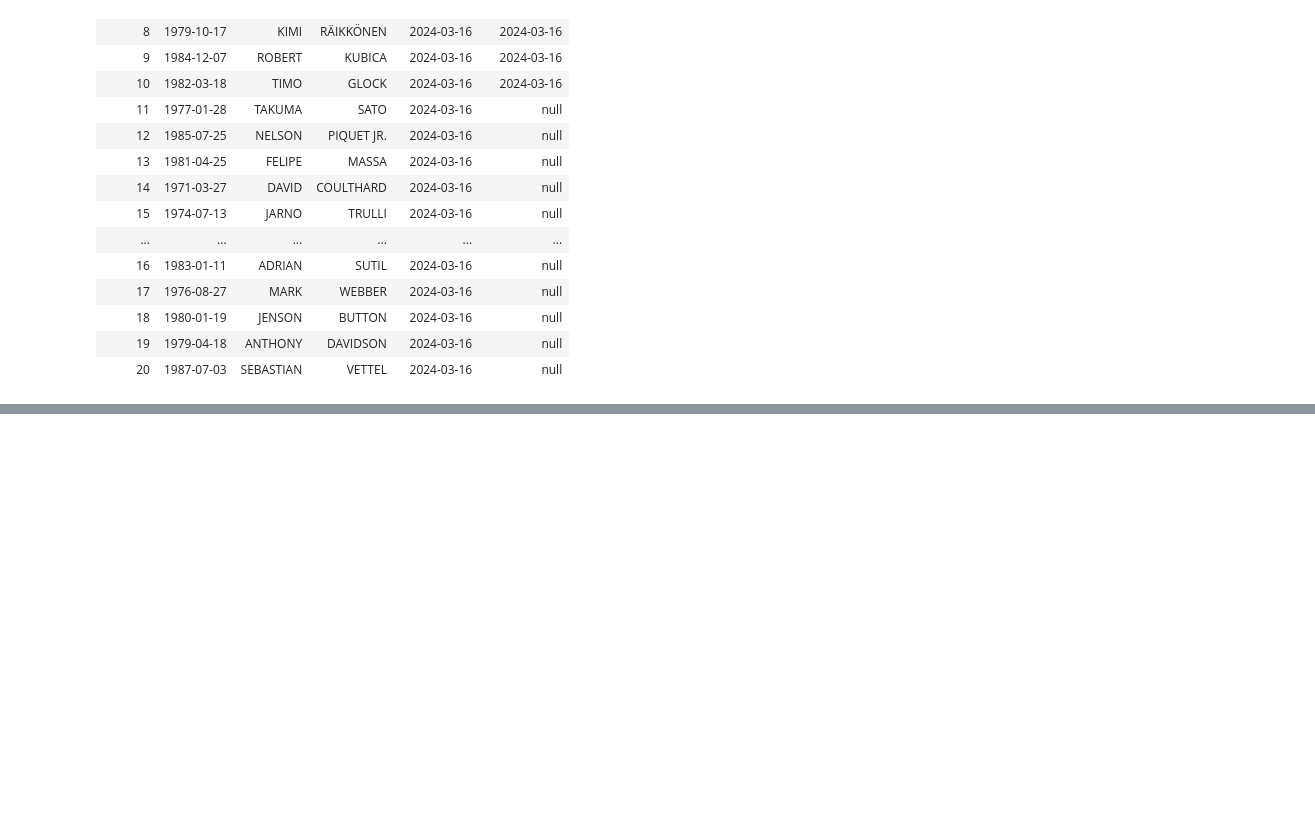
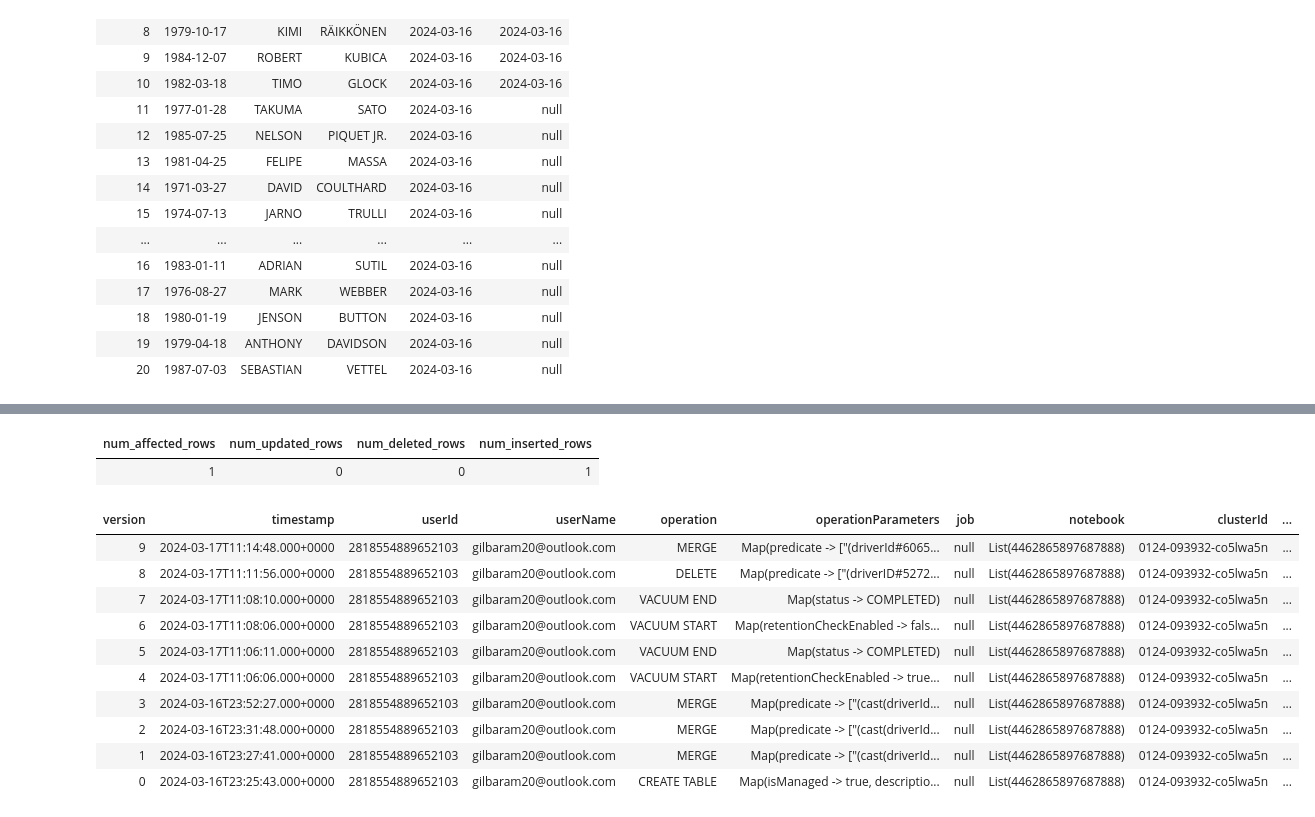
Before and after one commit to gil612/AzureDatabricks-SparkForDataEngineers, a Jupyter notebook: ingestion/10.delta_lake_demo.ipynb, the cells around one changed output, grey strips where cells are left out. Cells and saved outputs as stored; diff of their text form; code cells hidden in the pictures; blank space fills up the shorter version.

```diff
--- a/ingestion/10.delta_lake_demo.ipynb
+++ b/ingestion/10.delta_lake_demo.ipynb
@@ -405,0 +579,25 @@ SELECT * FROM f1_demo.drivers_merge;
+# %%
+%sql
+MERGE into f1_demo.drivers_merge tgt
+USING f1_demo.drivers_merge VERSIOn AS Of 3 src
+  On (tgt.driverId = src.driverId)
+When not MATCHED THEN
+  INSERT *
+# %% [output]
+| num_affected_rows | num_updated_rows | num_deleted_rows | num_inserted_rows |
+| 1 | 0 | 0 | 1 |
+# %%
+%sql
+DESC HISTORY f1_demo.drivers_merge
+# %% [output]
+| version | timestamp | userId | userName | operation | operationParameters | job | notebook | clusterId | ... |
+| 9 | 2024-03-17T11:14:48.000+0000 | 2818554889652103 | gilbaram20@outlook.com | MERGE | Map(predicate -> ["(driverId#6065... | null | List(4462865897687888) | 0124-093932-co5lwa5n | ... |
+| 8 | 2024-03-17T11:11:56.000+0000 | 2818554889652103 | gilbaram20@outlook.com | DELETE | Map(predicate -> ["(driverID#5272... | null | List(4462865897687888) | 0124-093932-co5lwa5n | ... |
+| 7 | 2024-03-17T11:08:10.000+0000 | 2818554889652103 | gilbaram20@outlook.com | VACUUM END | Map(status -> COMPLETED) | null | List(4462865897687888) | 0124-093932-co5lwa5n | ... |
+| 6 | 2024-03-17T11:08:06.000+0000 | 2818554889652103 | gilbaram20@outlook.com | VACUUM START | Map(retentionCheckEnabled -> fals... | null | List(4462865897687888) | 0124-093932-co5lwa5n | ... |
+| 5 | 2024-03-17T11:06:11.000+0000 | 2818554889652103 | gilbaram20@outlook.com | VACUUM END | Map(status -> COMPLETED) | null | List(4462865897687888) | 0124-093932-co5lwa5n | ... |
+| 4 | 2024-03-17T11:06:06.000+0000 | 2818554889652103 | gilbaram20@outlook.com | VACUUM START | Map(retentionCheckEnabled -> true... | null | List(4462865897687888) | 0124-093932-co5lwa5n | ... |
+| 3 | 2024-03-16T23:52:27.000+0000 | 2818554889652103 | gilbaram20@outlook.com | MERGE | Map(predicate -> ["(cast(driverId... | null | List(4462865897687888) | 0124-093932-co5lwa5n | ... |
+| 2 | 2024-03-16T23:31:48.000+0000 | 2818554889652103 | gilbaram20@outlook.com | MERGE | Map(predicate -> ["(cast(driverId... | null | List(4462865897687888) | 0124-093932-co5lwa5n | ... |
+| 1 | 2024-03-16T23:27:41.000+0000 | 2818554889652103 | gilbaram20@outlook.com | MERGE | Map(predicate -> ["(cast(driverId... | null | List(4462865897687888) | 0124-093932-co5lwa5n | ... |
+| 0 | 2024-03-16T23:25:43.000+0000 | 2818554889652103 | gilbaram20@outlook.com | CREATE TABLE | Map(isManaged -> true, descriptio... | null | List(4462865897687888) | 0124-093932-co5lwa5n | ... |
```
Also changed, not shown: parts of 34 cells of this notebook, 3 other files.
